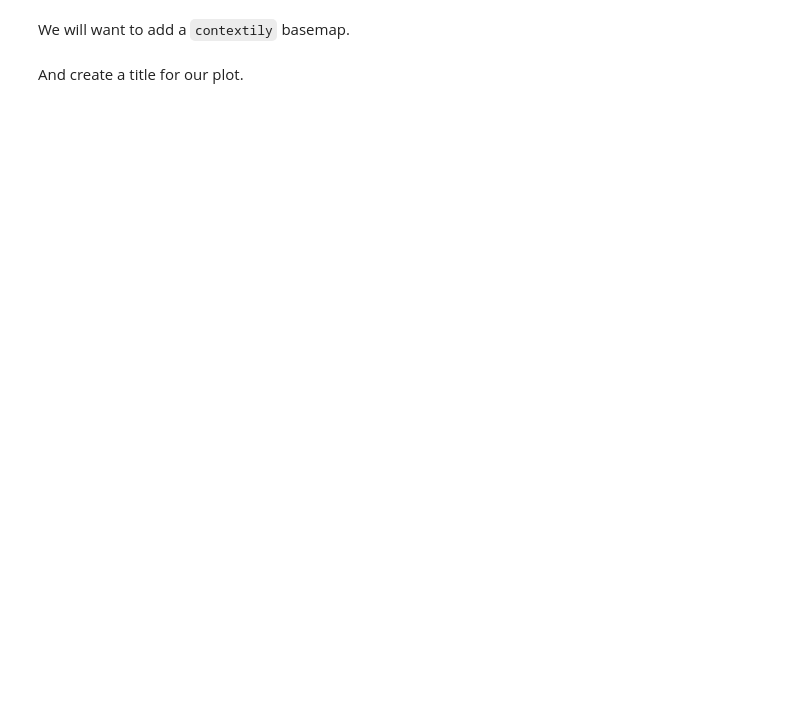
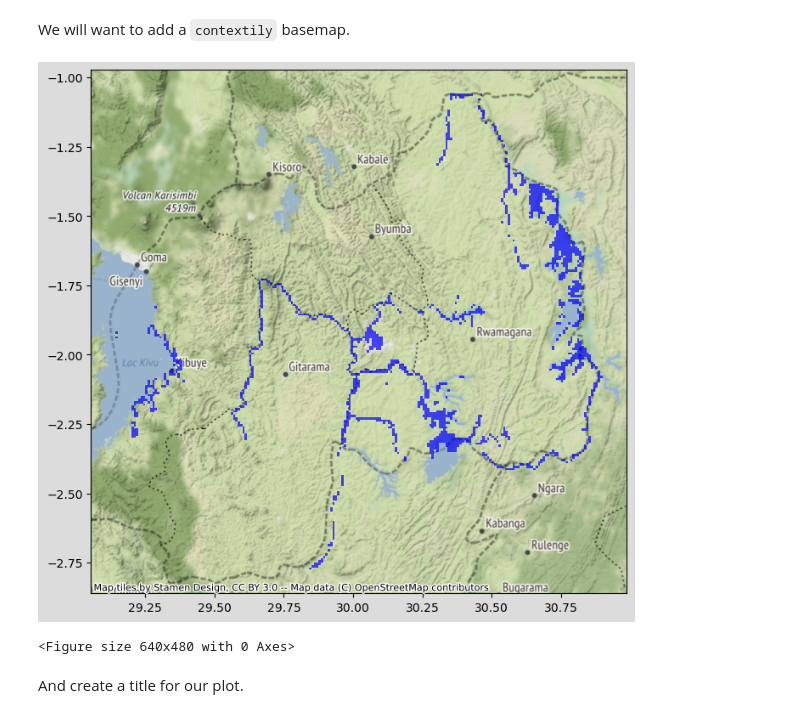
Before and after one commit to edwardoughton/global_assessment, a Jupyter notebook: notebooks/9.01_plotting_flooding_data.ipynb, the cells around one changed output. Cells and saved outputs as stored; diff of their text form; code cells hidden in the pictures; blank space fills up the shorter version.

```diff
--- a/notebooks/9.01_plotting_flooding_data.ipynb
+++ b/notebooks/9.01_plotting_flooding_data.ipynb
@@ -93,6 +123,10 @@ We will want to add a `contextily` basemap.
 # %%
 # Example
 cx.add_basemap(ax, crs='epsg:4326')
+fig
+# %% [output]
+[figure, added]
+<Figure size 640x480 with 0 Axes>
 # %% [markdown]
 And create a title for our plot.
 # %%
```
Also changed, not shown: parts of 10 cells of this notebook.
